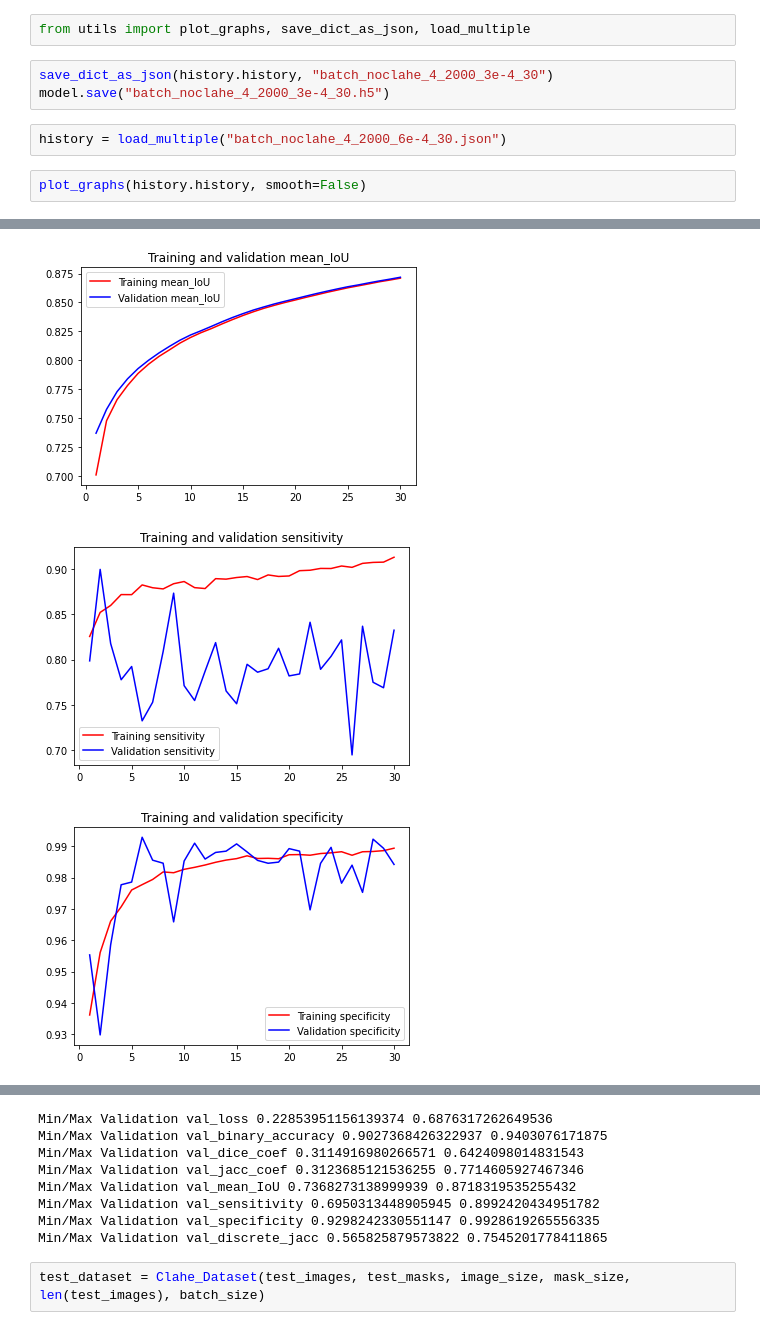
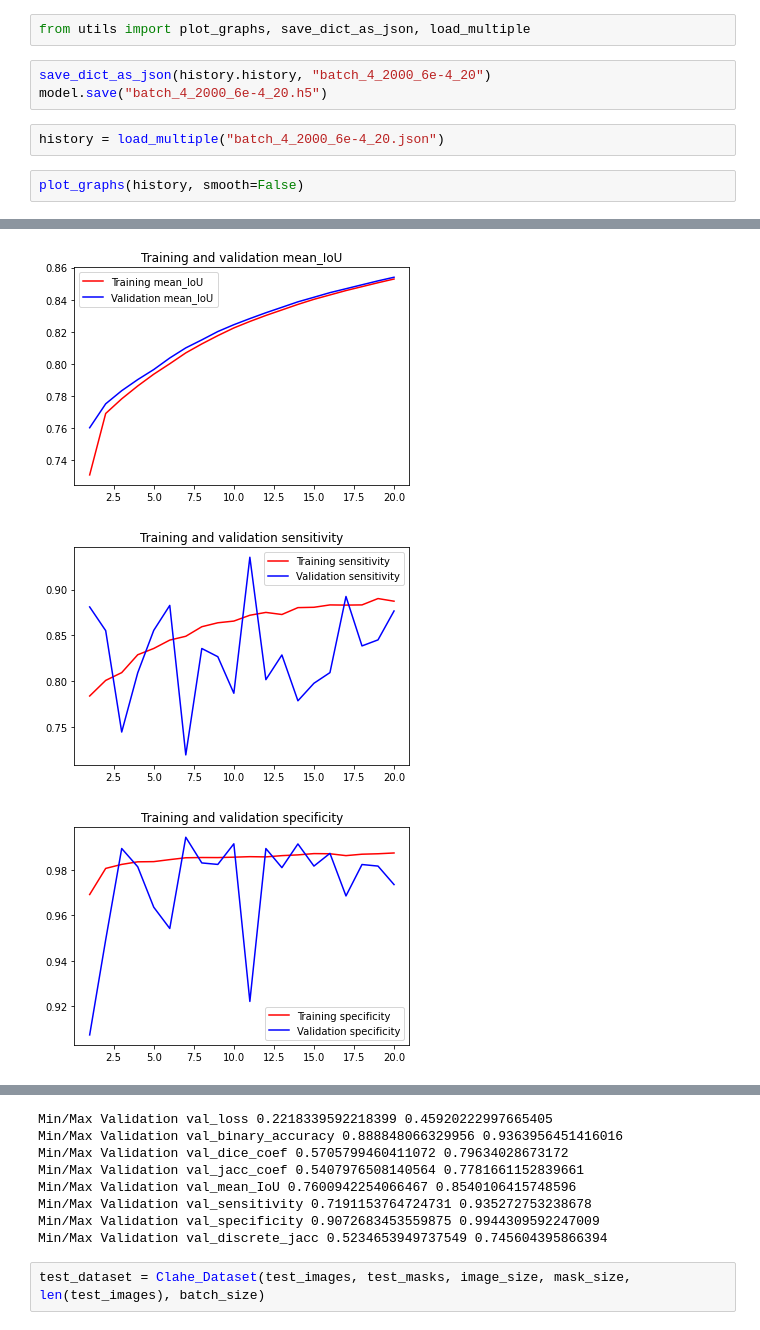
Before and after one commit to mavaldivie/Dermoscopic-Images-Segmentation, a Jupyter notebook: unet.ipynb, the cells around one changed output, grey strips where cells are left out. Cells and saved outputs as stored; diff of their text form.

```diff
--- a/unet.ipynb
+++ b/unet.ipynb
@@ -110,10 +109,10 @@ Epoch 30/30
 # %%
 from utils import plot_graphs, save_dict_as_json, load_multiple
 # %%
-save_dict_as_json(history.history, "batch_noclahe_4_2000_3e-4_30")
-model.save("batch_noclahe_4_2000_3e-4_30.h5")
+save_dict_as_json(history.history, "batch_4_2000_6e-4_20")
+model.save("batch_4_2000_6e-4_20.h5")
 # %%
-history = load_multiple("batch_noclahe_4_2000_6e-4_30.json")
+history = load_multiple("batch_4_2000_6e-4_20.json")
 # %%
-plot_graphs(history.history, smooth=False)
+plot_graphs(history, smooth=False)
 # %% [output]
@@ -124,3 +123,3 @@ plot_graphs(history.history, smooth=False)
-[figure, old version]
+[figure, new version]
-[figure, old version]
+[figure, new version]
-[figure, old version]
+[figure, new version]
@@ -128,11 +127,11 @@ plot_graphs(history.history, smooth=False)
-Min/Max Validation val_loss 0.22853951156139374 0.6876317262649536
-Min/Max Validation val_binary_accuracy 0.9027368426322937 0.9403076171875
-Min/Max Validation val_dice_coef 0.3114916980266571 0.6424098014831543
-Min/Max Validation val_jacc_coef 0.3123685121536255 0.7714605927467346
-Min/Max Validation val_mean_IoU 0.7368273138999939 0.8718319535255432
-Min/Max Validation val_sensitivity 0.6950313448905945 0.8992420434951782
-Min/Max Validation val_specificity 0.9298242330551147 0.9928619265556335
-Min/Max Validation val_discrete_jacc 0.565825879573822 0.7545201778411865
+Min/Max Validation val_loss 0.2218339592218399 0.45920222997665405
+Min/Max Validation val_binary_accuracy 0.888848066329956 0.9363956451416016
+Min/Max Validation val_dice_coef 0.5705799460411072 0.79634028673172
+Min/Max Validation val_jacc_coef 0.5407976508140564 0.7781661152839661
+Min/Max Validation val_mean_IoU 0.7600942254066467 0.8540106415748596
+Min/Max Validation val_sensitivity 0.7191153764724731 0.935272753238678
+Min/Max Validation val_specificity 0.9072683453559875 0.9944309592247009
+Min/Max Validation val_discrete_jacc 0.5234653949737549 0.745604395866394
 # %%
 test_dataset = Clahe_Dataset(test_images, test_masks, image_size, mask_size, len(test_images), batch_size)
 # %%
```
Also changed, not shown: parts of 7 cells of this notebook.
